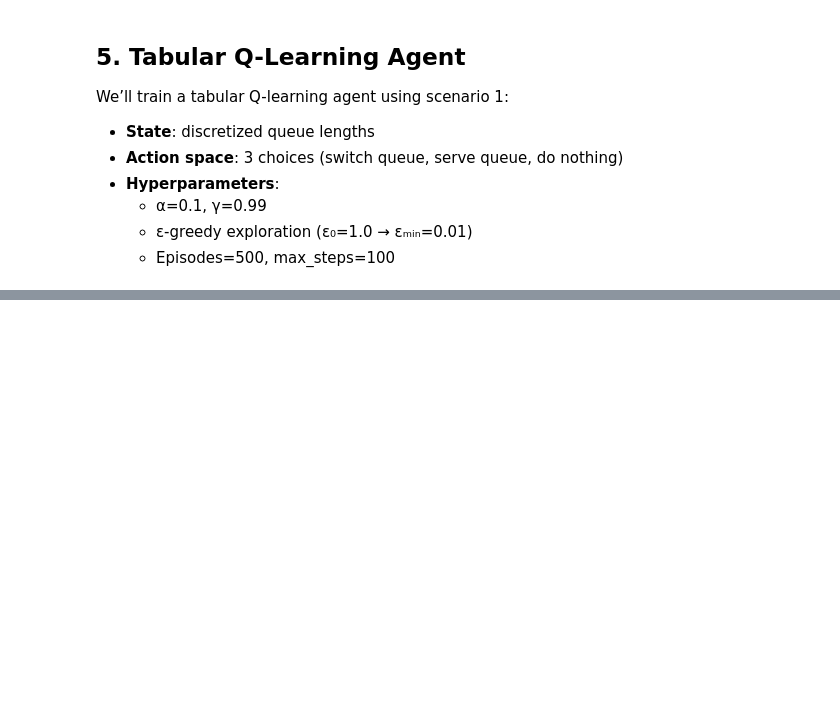
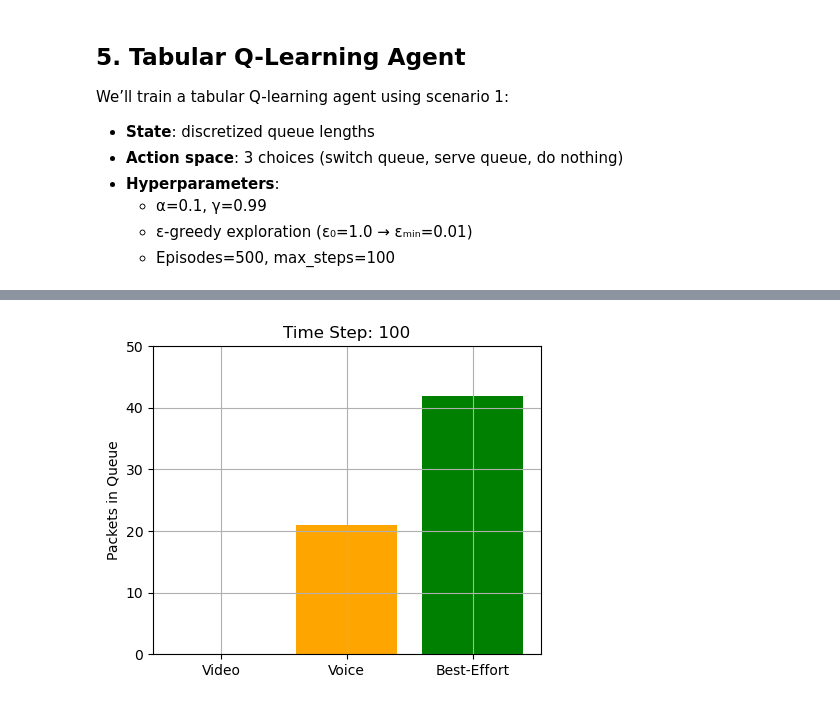
Before and after one commit to Tanjim-5125/packet_scheduling_A2_32, a Jupyter notebook: assingment2_packet_scheduler.ipynb, the cells around one changed output, grey strips where cells are left out. Saved outputs shown, nothing was run; the diff lists cells and outputs as text; code cells hidden in the pictures; blank space fills up the shorter version.

```diff
--- a/assingment2_packet_scheduler.ipynb
+++ b/assingment2_packet_scheduler.ipynb
@@ -444,0 +574,14 @@ Trained Q-Learning policy results: {'queue_lengths': [0, 8, 2], 'total_packets':
+# %%
+# 5) Evaluate the learned policy
+obs, _ = env.reset()
+state = tuple(obs)
+for t in range(100):
+    action = int(np.argmax(Q[state]))
+    obs, reward, done, truncated, info = env.step(action)
+    env.draw_network_queue()
+    time.sleep(0.1)
+    state = tuple(obs)
+    if done or truncated:
+        break
+# %% [output]
+[figure, added]
```
Also changed, not shown: parts of 9 cells of this notebook.
